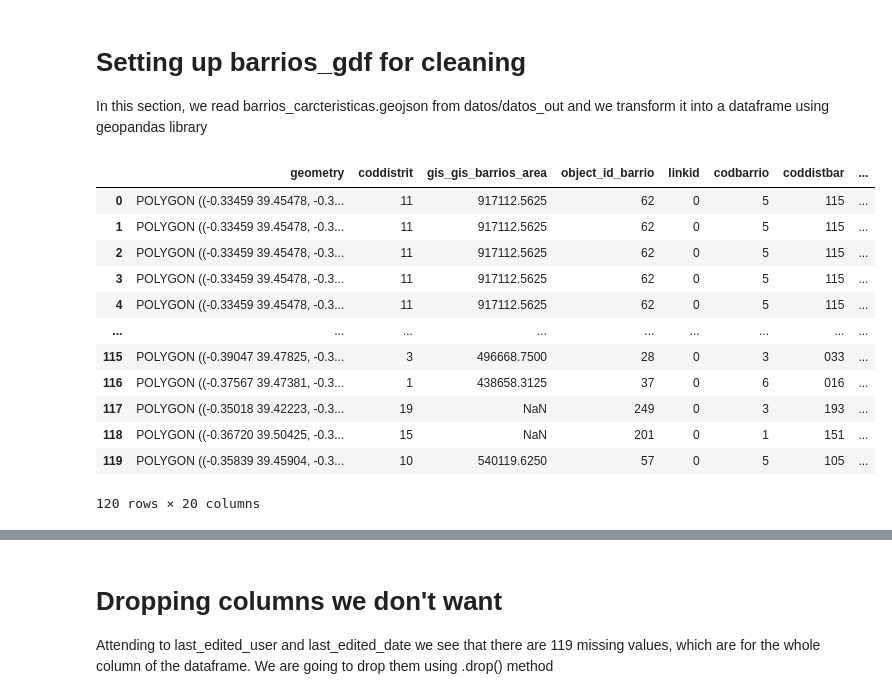
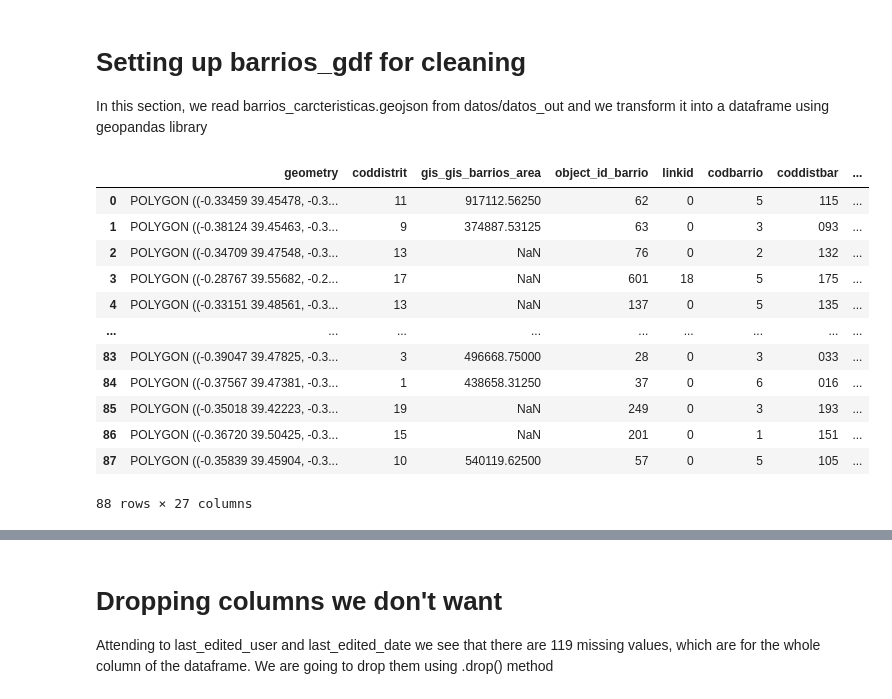
Before and after one commit to mimove/DATAPROJECT1, a Jupyter notebook: jupyter/data_cleaning.ipynb, the cells around one changed output, grey strips where cells are left out. Drawn from its saved outputs; the diff is of its cells as text; code cells hidden in the pictures.

```diff
--- a/jupyter/data_cleaning.ipynb
+++ b/jupyter/data_cleaning.ipynb
@@ -14,37 +14,37 @@ In this section, we read barrios_carcteristicas.geojson from datos/datos_out and
 # %%
 #SETTING UP barrios_caracteristicas as GDF
 
 # SETTING UP BARRIOS DF
-path = '../datos/datos_out/barrios_caracteristicas.geojson'
+path = '../datos/datos_out/barrios_caracteristicas_final.geojson'
 
 
 #CARGAMOS LOS DATOS DE LOS BARRIOS
 with open(path) as json_file:
     json_data = json.load(json_file)
 
 barrios_json = []
 for i in range(len(json_data['features'])):
     barrios_json.append(json_data['features'][i])           #Guardamos resto de campos de geojson
 
 
 barrios_gdf = gpd.GeoDataFrame.from_features(barrios_json)
 barrios_gdf.crs = 'epsg:4326' #Aseguramos que la proyección es la adecuada para coordenadas GPS
 
 barrios_gdf
 # %% [output]
 |  | geometry | coddistrit | gis_gis_barrios_area | object_id_barrio | linkid | codbarrio | coddistbar | ... |
-| 0 | POLYGON ((-0.33459 39.45478, -0.3... | 11 | 917112.5625 | 62 | 0 | 5 | 115 | ... |
-| 1 | POLYGON ((-0.33459 39.45478, -0.3... | 11 | 917112.5625 | 62 | 0 | 5 | 115 | ... |
-| 2 | POLYGON ((-0.33459 39.45478, -0.3... | 11 | 917112.5625 | 62 | 0 | 5 | 115 | ... |
-| 3 | POLYGON ((-0.33459 39.45478, -0.3... | 11 | 917112.5625 | 62 | 0 | 5 | 115 | ... |
-| 4 | POLYGON ((-0.33459 39.45478, -0.3... | 11 | 917112.5625 | 62 | 0 | 5 | 115 | ... |
+| 0 | POLYGON ((-0.33459 39.45478, -0.3... | 11 | 917112.56250 | 62 | 0 | 5 | 115 | ... |
+| 1 | POLYGON ((-0.38124 39.45463, -0.3... | 9 | 374887.53125 | 63 | 0 | 3 | 093 | ... |
+| 2 | POLYGON ((-0.34709 39.47548, -0.3... | 13 | NaN | 76 | 0 | 2 | 132 | ... |
+| 3 | POLYGON ((-0.28767 39.55682, -0.2... | 17 | NaN | 601 | 18 | 5 | 175 | ... |
+| 4 | POLYGON ((-0.33151 39.48561, -0.3... | 13 | NaN | 137 | 0 | 5 | 135 | ... |
 | ... | ... | ... | ... | ... | ... | ... | ... | ... |
-| 115 | POLYGON ((-0.39047 39.47825, -0.3... | 3 | 496668.7500 | 28 | 0 | 3 | 033 | ... |
-| 116 | POLYGON ((-0.37567 39.47381, -0.3... | 1 | 438658.3125 | 37 | 0 | 6 | 016 | ... |
-| 117 | POLYGON ((-0.35018 39.42223, -0.3... | 19 | NaN | 249 | 0 | 3 | 193 | ... |
-| 118 | POLYGON ((-0.36720 39.50425, -0.3... | 15 | NaN | 201 | 0 | 1 | 151 | ... |
-| 119 | POLYGON ((-0.35839 39.45904, -0.3... | 10 | 540119.6250 | 57 | 0 | 5 | 105 | ... |
+| 83 | POLYGON ((-0.39047 39.47825, -0.3... | 3 | 496668.75000 | 28 | 0 | 3 | 033 | ... |
+| 84 | POLYGON ((-0.37567 39.47381, -0.3... | 1 | 438658.31250 | 37 | 0 | 6 | 016 | ... |
+| 85 | POLYGON ((-0.35018 39.42223, -0.3... | 19 | NaN | 249 | 0 | 3 | 193 | ... |
+| 86 | POLYGON ((-0.36720 39.50425, -0.3... | 15 | NaN | 201 | 0 | 1 | 151 | ... |
+| 87 | POLYGON ((-0.35839 39.45904, -0.3... | 10 | 540119.62500 | 57 | 0 | 5 | 105 | ... |
-120 rows × 20 columns
+88 rows × 27 columns
 # %%
 # CHECKING HOW MANY NULL VALUES ARE IN MY DF
 barrios_gdf.isnull().sum()
```
Also changed, not shown: parts of 7 cells of this notebook.
